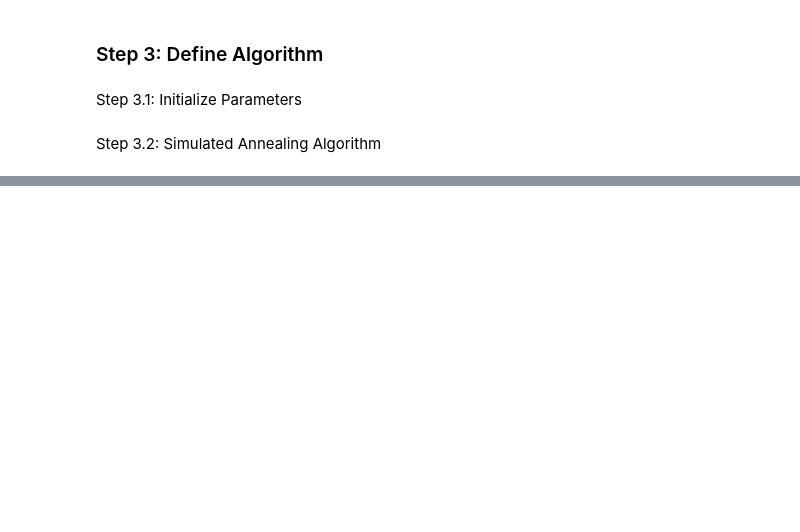
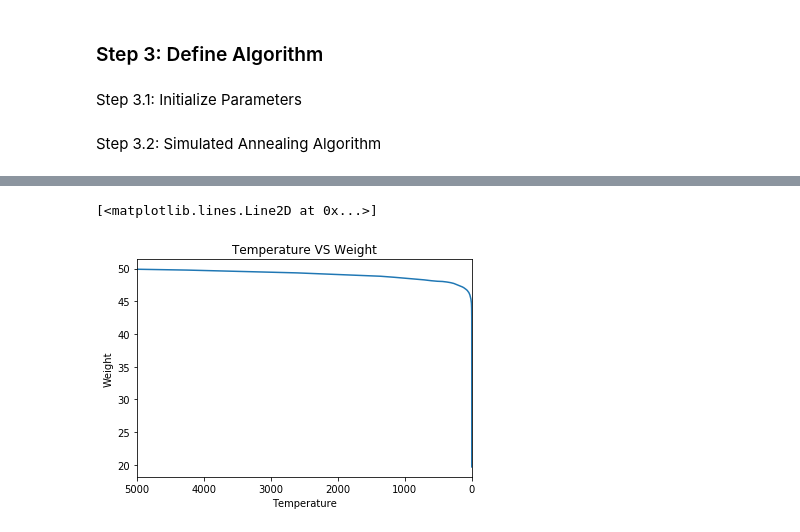
Before and after one commit to mjamezquidilla/2D-Trusses-Case-Studies, a Jupyter notebook: Optimization of Truss 10bar.ipynb, the cells around one changed output, grey strips where cells are left out. Saved outputs shown, nothing was run; the diff lists cells and outputs as text; code cells hidden in the pictures; blank space fills up the shorter version.

```diff
--- a/Optimization of Truss 10bar.ipynb
+++ b/Optimization of Truss 10bar.ipynb
@@ -35,7 +35,7 @@ def Truss_solver(cross_sectional_areas):
 # %%
 def Objective_Function(areas):
 
-    member_lengths, _ = Truss_solver(areas)
+    member_lengths, member_stresses, node_displacements = Truss_solver(areas)
     total_area = np.array(areas)
     total_member_lengths = []
 
@@ -46,4 +46,6 @@ def Objective_Function(areas):
 
     weight = total_area.dot(np.array(total_member_lengths))
 
-    return weight.sum() * 0.1 # lb/in^3
+    weight = weight.sum() * 0.1 # lb/in^3
+
+    return (weight, member_stresses, node_displacements)
@@ -54,9 +98,9 @@ Step 3.1: Initialize Parameters
 # %%
 # intermediate variables
 k = 0.05 # move variable's constant
-M = 300 # number of loops to be performed
-T0 = 1000 # initial temperature
-N = 15 # initial number of neighbors per search space loop
+M = 500 # number of loops to be performed
+T0 = 5000 # initial temperature
+N = 20 # initial number of neighbors per search space loop
 alpha = 0.85 # cooling parameter
 # %%
 temp = [] # storing of values for the temperature per loop M
@@ -113,3 +185,12 @@ plt.plot(temp, min_weight)
+# %%
+plt.xlim(5000,0)
+plt.xlabel('Temperature')
+plt.ylabel('Weight')
+plt.title('Temperature VS Weight')
+plt.plot(temp, area_list)
+# %% [output]
+[<matplotlib.lines.Line2D at 0x...>]
+[figure, added]
 # %%
 area_list[-1]
 # %% [output]
```
Also changed, not shown: parts of 10 cells of this notebook.
